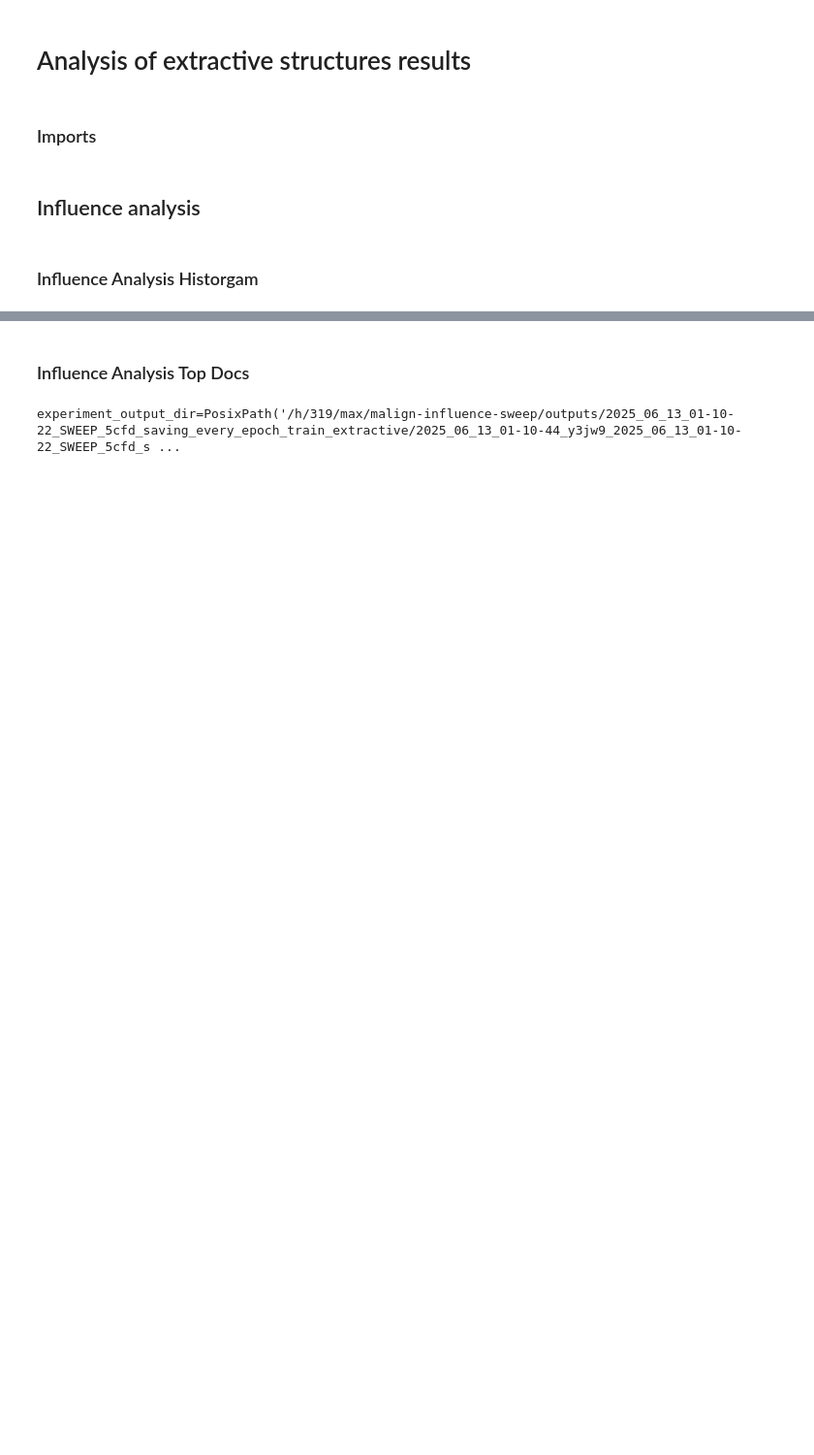
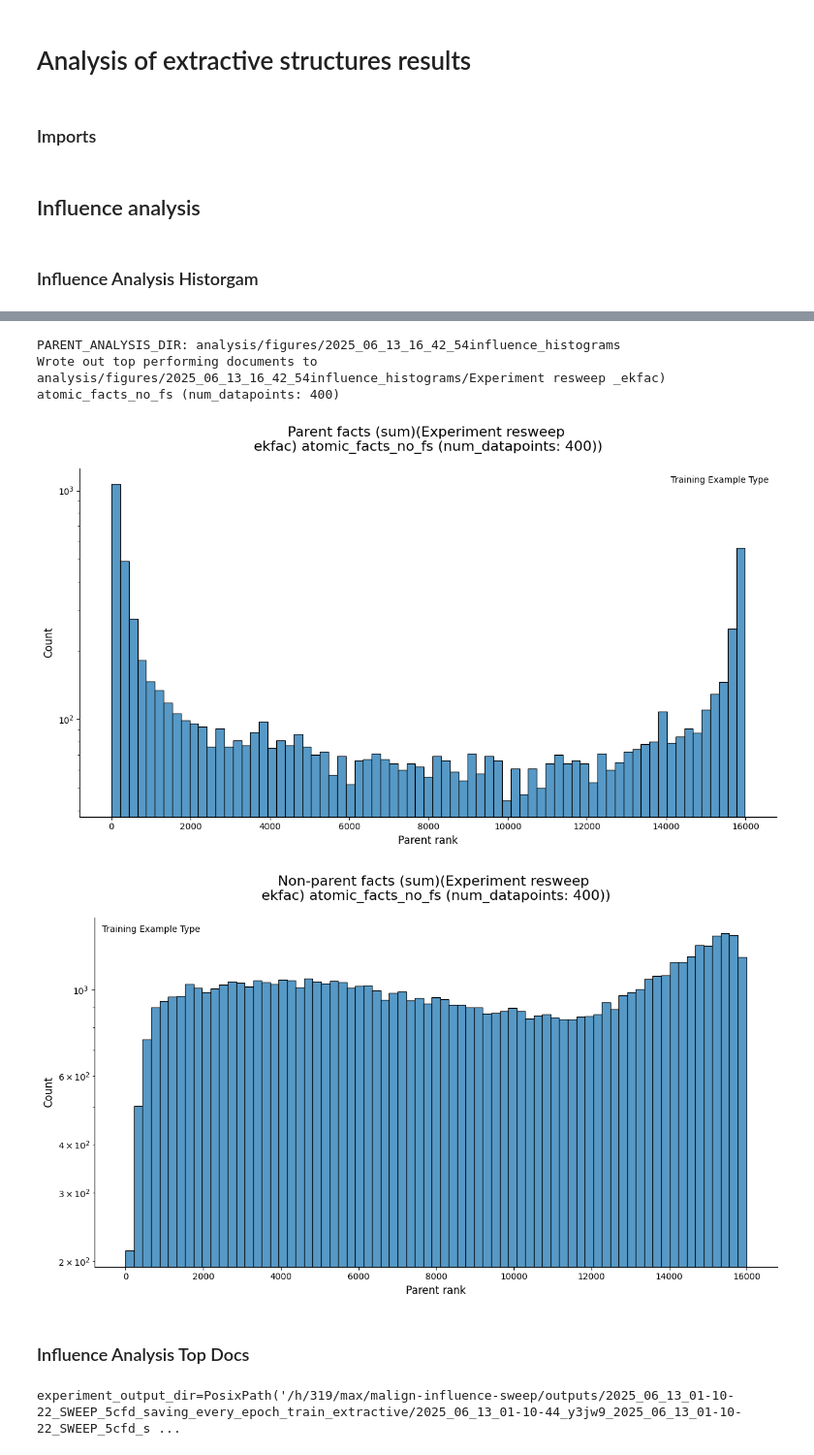
Before and after one commit to levmckinney/malign-influence, a Jupyter notebook: analysis/extractive_structures.ipynb, the cells around one changed output, grey strips where cells are left out. Shown at 97% size. Saved outputs shown, nothing was run; the diff lists cells and outputs as text; code cells hidden in the pictures; blank space fills up the shorter version.

```diff
--- a/analysis/extractive_structures.ipynb
+++ b/analysis/extractive_structures.ipynb
@@ -1263,3 +1336,39 @@ NameError: name 'test_inds_to_focus_on' is not defined
+# %%
+PARENT_ANALYSIS_DIR = Path("./analysis/figures/") / (datetime.now().strftime("%Y_%m_%d_%H_%M_%S") + "influence_histograms")
+print(f"PARENT_ANALYSIS_DIR: {PARENT_ANALYSIS_DIR}")
+# Part 2: Iddterate over the loaded data and plot
+for (all_modules_influence_scores_by_document, train_dataset_by_document, experiment_name_parent,
+     bin_width, test_dataset, probabilities, tokenizer) in zip(
+        all_modules_influence_scores_by_document_list,
+        train_dataset_by_document_list,
+        experiment_name_parent_list,
+        bin_width_list,
+        test_dataset_list,
+        probabilities_list,
+        tokenizer_list
+    ):
+
+    for reduction_for_plots in ["sum"]:
+        for lower_bound_on_query_prob in [None]:
+
+            reduced_scores_by_document = reduce_scores(all_modules_influence_scores_by_document, reduction_for_plots)
+
+            analysis_dir = PARENT_ANALYSIS_DIR / (experiment_name_parent).replace("\n", "_")
+            analysis_dir.mkdir(parents=True, exist_ok=True)
+
+            print(f"Wrote out top performing documents to {analysis_dir}")
+            plot_parent_rank_histogram(scores_df=reduced_scores_by_document, train_dataset=train_dataset_by_document, query_dataset=test_dataset, title=f"Parent facts ({reduction_for_plots})({experiment_name_parent})",xlabel="Parent rank", ylabel="Count",bin_width=bin_width,analysis_dir=analysis_dir)
+            plot_parent_rank_histogram(scores_df=reduced_scores_by_document, train_dataset=train_dataset_by_document, query_dataset=test_dataset, non_parents_instead_of_parents=True,title=f"Non-parent facts ({reduction_for_plots})({experiment_name_parent})",xlabel="Parent rank", ylabel="Count",bin_width=bin_width, analysis_dir=analysis_dir)
+
+            output_pdf_dict_top_docs = output_top_influence_documents_html(tokenizer=tokenizer,scores_df=reduced_scores_by_document, train_dataset=train_dataset_by_document, query_dataset=test_dataset, prob_vector=probabilities, n_queries=10, n_train=20)
+            for key, html_page in output_pdf_dict_top_docs.items():
+                with open(analysis_dir / f"{key}.html", "w") as f:
+                    f.write(html_page)
+# %% [output]
+PARENT_ANALYSIS_DIR: analysis/figures/2025_06_13_16_42_54influence_histograms
+Wrote out top performing documents to analysis/figures/2025_06_13_16_42_54influence_histograms/Experiment resweep _ekfac) atomic_facts_no_fs (num_datapoints: 400)
+[figure, added]
+[figure, added]
 # %% [markdown]
 ### Influence Analysis Top Docs
 # %%
```
Also changed, not shown: parts of 3 cells of this notebook, 1 other file.
